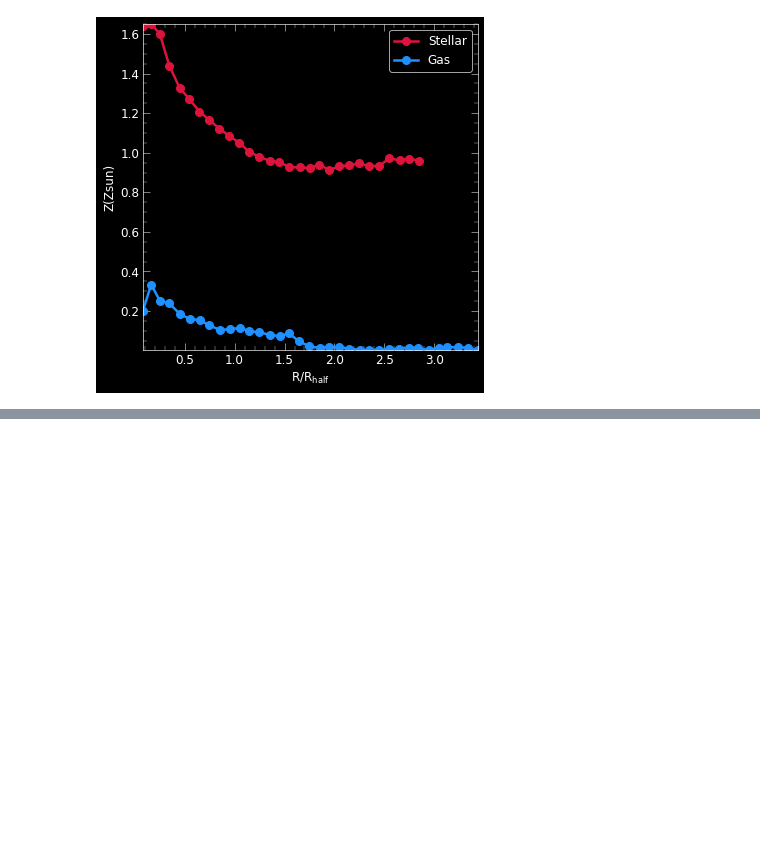
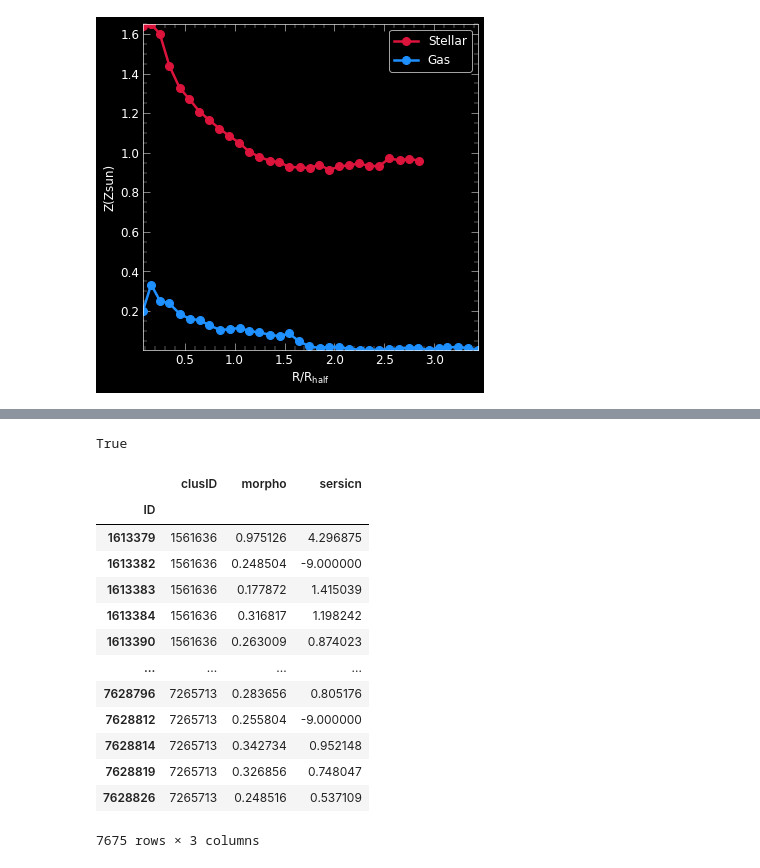
Before and after one commit to ansingh16/hr5_metallicity, a Jupyter notebook: Code/Analysis.ipynb, the cells around one changed output, grey strips where cells are left out. Drawn from its saved outputs; the diff is of its cells as text; code cells hidden in the pictures; blank space fills up the shorter version.

```diff
--- a/Code/Analysis.ipynb
+++ b/Code/Analysis.ipynb
@@ -387,0 +438,61 @@ KeyError: "Unable to open object (object '1613379' doesn't exist)"
+# %%
+import numpy as np
+import pandas as pd
+
+# Read the morpho DataFrame and set ID as the index
+morpho = pd.read_csv('../Data/morphology.csv')
+morpho.set_index('ID', inplace=True)
+
+# Define the dtype for the columns in the morph file
+dtype = {
+    'ID': np.int32,
+    'mstar': np.float32,
+    'galstarmass': np.float32,
+    'rmssize': np.float32,
+    'asym': np.float32,
+    'einasn': np.float16,
+    'coni': np.float32,
+    'rhalf': np.float32,
+    'sersicn': np.float16,
+    'vrot': np.float32,
+    'vsig': np.float32,
+    'sfr': np.float32
+}
+
+keys = list(dtype.keys())
+values = list(dtype.values())
+
+# Load the morph data
+morph = np.genfromtxt('../Data/galmorf.out_296.txt', dtype=values)
+
+# Convert morph to a DataFrame
+morph = pd.DataFrame(morph)
+morph.columns = keys
+
+# Set the ID as the index for morph DataFrame
+morph.set_index('ID', inplace=True)
+
+# Extract the 'sersicn' column from morph based on the index of morpho
+morpho['sersicn'] = morph.loc[morpho.index, 'sersicn']
+
+# Check if a specific ID exists in morpho['ID']
+print(1721252 in morpho.index)
+# %% [output]
+True
+# %%
+morpho
+# %% [output]
+|  | clusID | morpho | sersicn |
+| ID |  |  |  |
+| 1613379 | 1561636 | 0.975126 | 4.296875 |
+| 1613382 | 1561636 | 0.248504 | -9.000000 |
+| 1613383 | 1561636 | 0.177872 | 1.415039 |
+| 1613384 | 1561636 | 0.316817 | 1.198242 |
+| 1613390 | 1561636 | 0.263009 | 0.874023 |
+| ... | ... | ... | ... |
+| 7628796 | 7265713 | 0.283656 | 0.805176 |
+| 7628812 | 7265713 | 0.255804 | -9.000000 |
+| 7628814 | 7265713 | 0.342734 | 0.952148 |
+| 7628819 | 7265713 | 0.326856 | 0.748047 |
+| 7628826 | 7265713 | 0.248516 | 0.537109 |
+7675 rows × 3 columns
```
Also changed, not shown: parts of 7 cells of this notebook, 5 other files.
